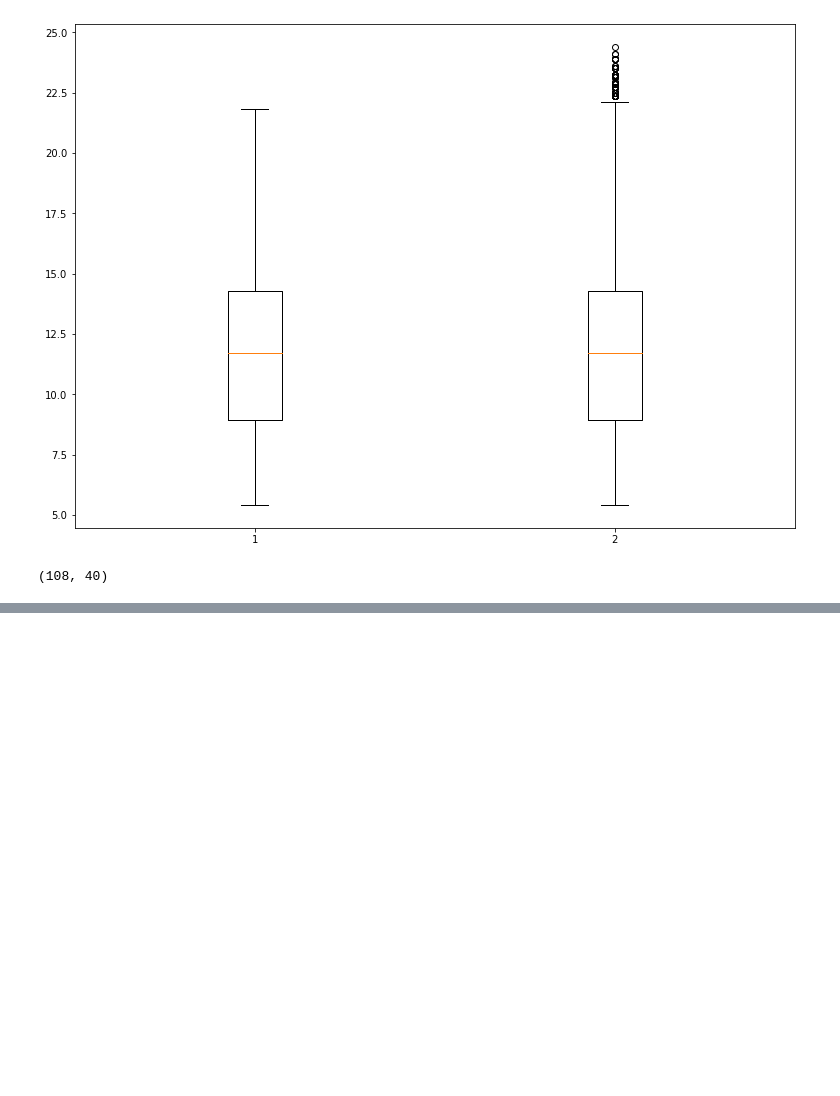
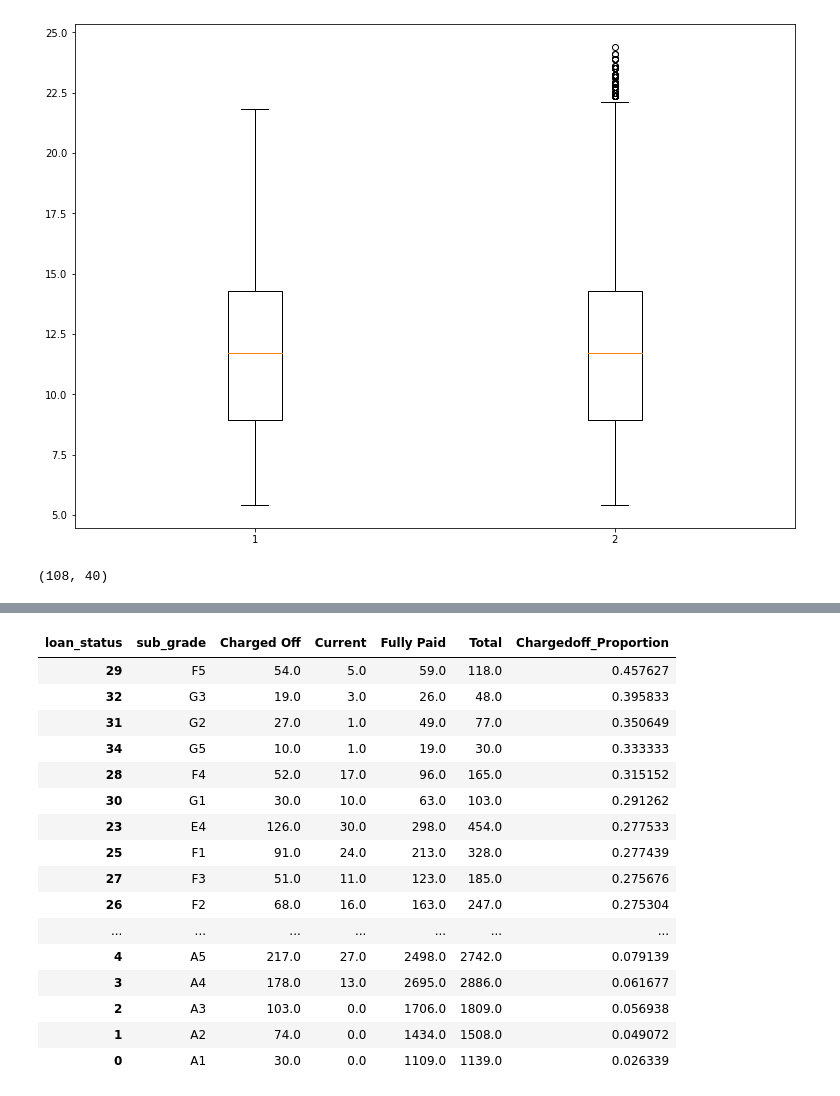
Before and after one commit to RezonChakraborty/LendingClub_CaseStudy, a Jupyter notebook: LendingClub_CaseStudy_Analysis.ipynb, the cells around one changed output, grey strips where cells are left out. Saved outputs shown, nothing was run; the diff lists cells and outputs as text; code cells hidden in the pictures; blank space fills up the shorter version.

```diff
--- a/LendingClub_CaseStudy_Analysis.ipynb
+++ b/LendingClub_CaseStudy_Analysis.ipynb
@@ -375,0 +467,20 @@ def normalise_loan_amnt(loan_amount):
+# %%
+subgrade_vs_loan_sorted
+# %% [output]
+| loan_status | sub_grade | Charged Off | Current | Fully Paid | Total | Chargedoff_Proportion |
+| 29 | F5 | 54.0 | 5.0 | 59.0 | 118.0 | 0.457627 |
+| 32 | G3 | 19.0 | 3.0 | 26.0 | 48.0 | 0.395833 |
+| 31 | G2 | 27.0 | 1.0 | 49.0 | 77.0 | 0.350649 |
+| 34 | G5 | 10.0 | 1.0 | 19.0 | 30.0 | 0.333333 |
+| 28 | F4 | 52.0 | 17.0 | 96.0 | 165.0 | 0.315152 |
+| 30 | G1 | 30.0 | 10.0 | 63.0 | 103.0 | 0.291262 |
+| 23 | E4 | 126.0 | 30.0 | 298.0 | 454.0 | 0.277533 |
+| 25 | F1 | 91.0 | 24.0 | 213.0 | 328.0 | 0.277439 |
+| 27 | F3 | 51.0 | 11.0 | 123.0 | 185.0 | 0.275676 |
+| 26 | F2 | 68.0 | 16.0 | 163.0 | 247.0 | 0.275304 |
+| ... | ... | ... | ... | ... | ... | ... |
+| 4 | A5 | 217.0 | 27.0 | 2498.0 | 2742.0 | 0.079139 |
+| 3 | A4 | 178.0 | 13.0 | 2695.0 | 2886.0 | 0.061677 |
+| 2 | A3 | 103.0 | 0.0 | 1706.0 | 1809.0 | 0.056938 |
+| 1 | A2 | 74.0 | 0.0 | 1434.0 | 1508.0 | 0.049072 |
+| 0 | A1 | 30.0 | 0.0 | 1109.0 | 1139.0 | 0.026339 |
```
Also changed, not shown: parts of 12 cells of this notebook.
